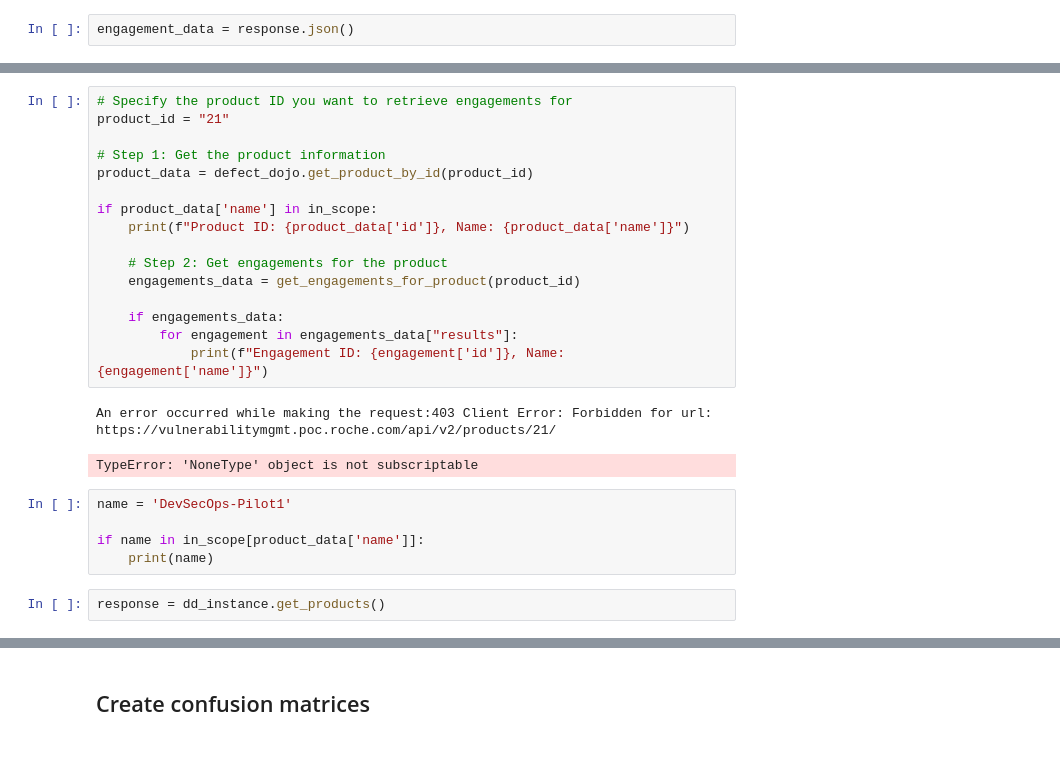
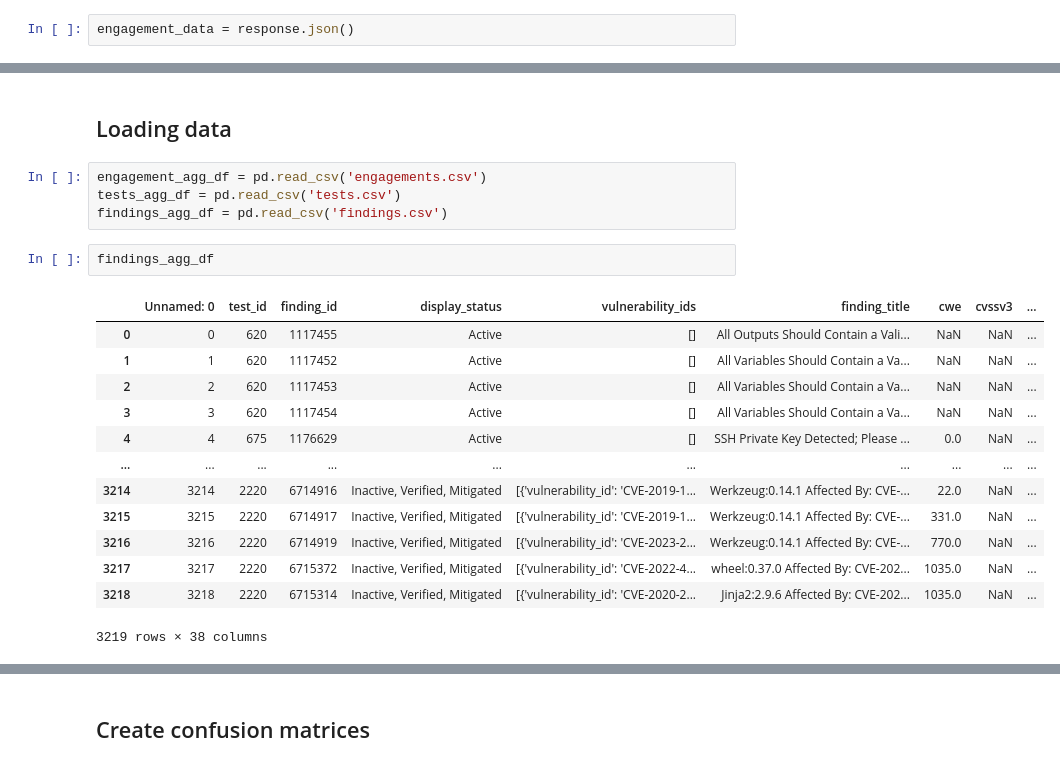
Before and after one commit to markb77/data_analysis, a Jupyter notebook: notebooks/VulnerabilityAnalyis.ipynb, the cells around one changed output, grey strips where cells are left out. Cells and saved outputs as stored; diff of their text form.

```diff
--- a/notebooks/VulnerabilityAnalyis.ipynb
+++ b/notebooks/VulnerabilityAnalyis.ipynb
@@ -495,26 +580,22 @@ findings_data = get_findings_for_test(test_id)
-# %%
-# Specify the product ID you want to retrieve engagements for
-product_id = "21"
-
-# Step 1: Get the product information
-product_data = defect_dojo.get_product_by_id(product_id)
-
-if product_data['name'] in in_scope:
-    print(f"Product ID: {product_data['id']}, Name: {product_data['name']}")
-
-    # Step 2: Get engagements for the product
-    engagements_data = get_engagements_for_product(product_id)
-
-    if engagements_data:
-        for engagement in engagements_data["results"]:
-            print(f"Engagement ID: {engagement['id']}, Name: {engagement['name']}")
-# %% [output]
-An error occurred while making the request:403 Client Error: Forbidden for url: https://vulnerabilitymgmt.poc.roche.com/api/v2/products/21/
-TypeError: 'NoneType' object is not subscriptable
-# %%
-name = 'DevSecOps-Pilot1'
-
-if name in in_scope[product_data['name']]:
-    print(name)
-# %%
-response = dd_instance.get_products()
+# %% [markdown]
+## Loading data
+# %%
+engagement_agg_df = pd.read_csv('engagements.csv')
+tests_agg_df = pd.read_csv('tests.csv')
+findings_agg_df = pd.read_csv('findings.csv')
+# %%
+findings_agg_df
+# %% [output]
+|  | Unnamed: 0 | test_id | finding_id | display_status | vulnerability_ids | finding_title | cwe | cvssv3 | ... |
+| 0 | 0 | 620 | 1117455 | Active | [] | All Outputs Should Contain a Vali... | NaN | NaN | ... |
+| 1 | 1 | 620 | 1117452 | Active | [] | All Variables Should Contain a Va... | NaN | NaN | ... |
+| 2 | 2 | 620 | 1117453 | Active | [] | All Variables Should Contain a Va... | NaN | NaN | ... |
+| 3 | 3 | 620 | 1117454 | Active | [] | All Variables Should Contain a Va... | NaN | NaN | ... |
+| 4 | 4 | 675 | 1176629 | Active | [] | SSH Private Key Detected; Please ... | 0.0 | NaN | ... |
+| ... | ... | ... | ... | ... | ... | ... | ... | ... | ... |
+| 3214 | 3214 | 2220 | 6714916 | Inactive, Verified, Mitigated | [{'vulnerability_id': 'CVE-2019-1... | Werkzeug:0.14.1 Affected By: CVE-... | 22.0 | NaN | ... |
+| 3215 | 3215 | 2220 | 6714917 | Inactive, Verified, Mitigated | [{'vulnerability_id': 'CVE-2019-1... | Werkzeug:0.14.1 Affected By: CVE-... | 331.0 | NaN | ... |
+| 3216 | 3216 | 2220 | 6714919 | Inactive, Verified, Mitigated | [{'vulnerability_id': 'CVE-2023-2... | Werkzeug:0.14.1 Affected By: CVE-... | 770.0 | NaN | ... |
+| 3217 | 3217 | 2220 | 6715372 | Inactive, Verified, Mitigated | [{'vulnerability_id': 'CVE-2022-4... | wheel:0.37.0 Affected By: CVE-202... | 1035.0 | NaN | ... |
+| 3218 | 3218 | 2220 | 6715314 | Inactive, Verified, Mitigated | [{'vulnerability_id': 'CVE-2020-2... | Jinja2:2.9.6 Affected By: CVE-202... | 1035.0 | NaN | ... |
+3219 rows × 38 columns
```
Also changed, not shown: parts of 108 cells of this notebook.
